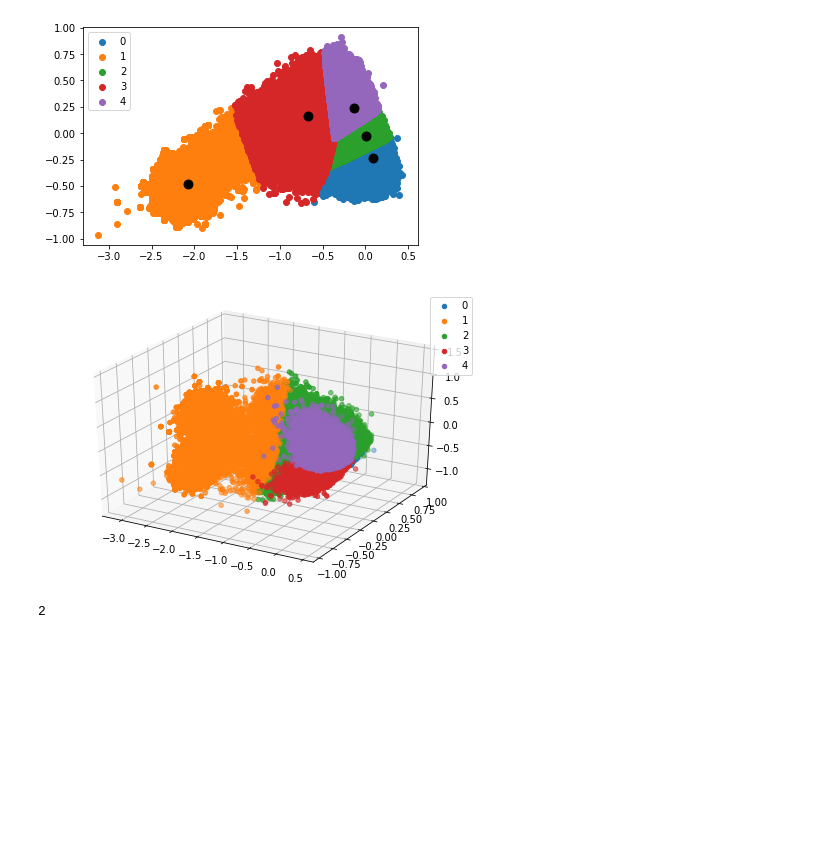
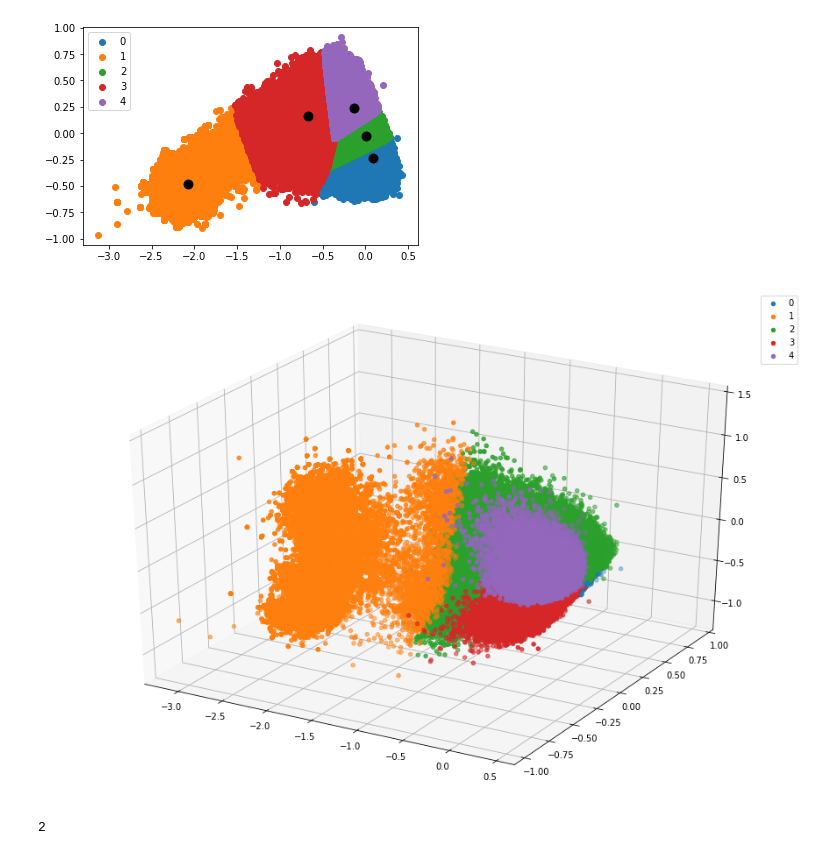
Before and after one commit to jenmusdat/BeerMachineLearning, a Jupyter notebook: Analysis/Jay_word2vec.ipynb, the cells around one changed output. Drawn from its saved outputs; the diff is of its cells as text; code cells hidden in the pictures; blank space fills up the shorter version.

```diff
--- a/Analysis/Jay_word2vec.ipynb
+++ b/Analysis/Jay_word2vec.ipynb
@@ -754,16 +755,16 @@ pandas_predictions_df.head()
 # %%
 from mpl_toolkits.mplot3d import Axes3D
 
-fig=plt.figure()
+fig=plt.figure(figsize=(12,8))
 ax=Axes3D(fig)
 for i in range(5):
     ax.scatter(pandas_predictions_df[pandas_predictions_df["prediction"] == i]['x'] , pandas_predictions_df[pandas_predictions_df["prediction"] == i]['y'],  pandas_predictions_df[pandas_predictions_df["prediction"] == i]['z'], label=i)
 for i in range(5):
-    ax.scatter(ctr[i][0] , ctr[i][1] , ctr[i][2], marker='o', s = 80, color = 'black')
+    ax.scatter(ctr[i][0] , ctr[i][1] , ctr[i][2], s = 160, color = 'black')
 plt.legend()
 plt.show()
 # %% [output]
-[figure, old version]
+[figure, new version]
 # %%
 # Just looking at spark parameters
 print(spark.sparkContext.defaultParallelism)
```
Also changed, not shown: parts of 1 cell of this notebook.
